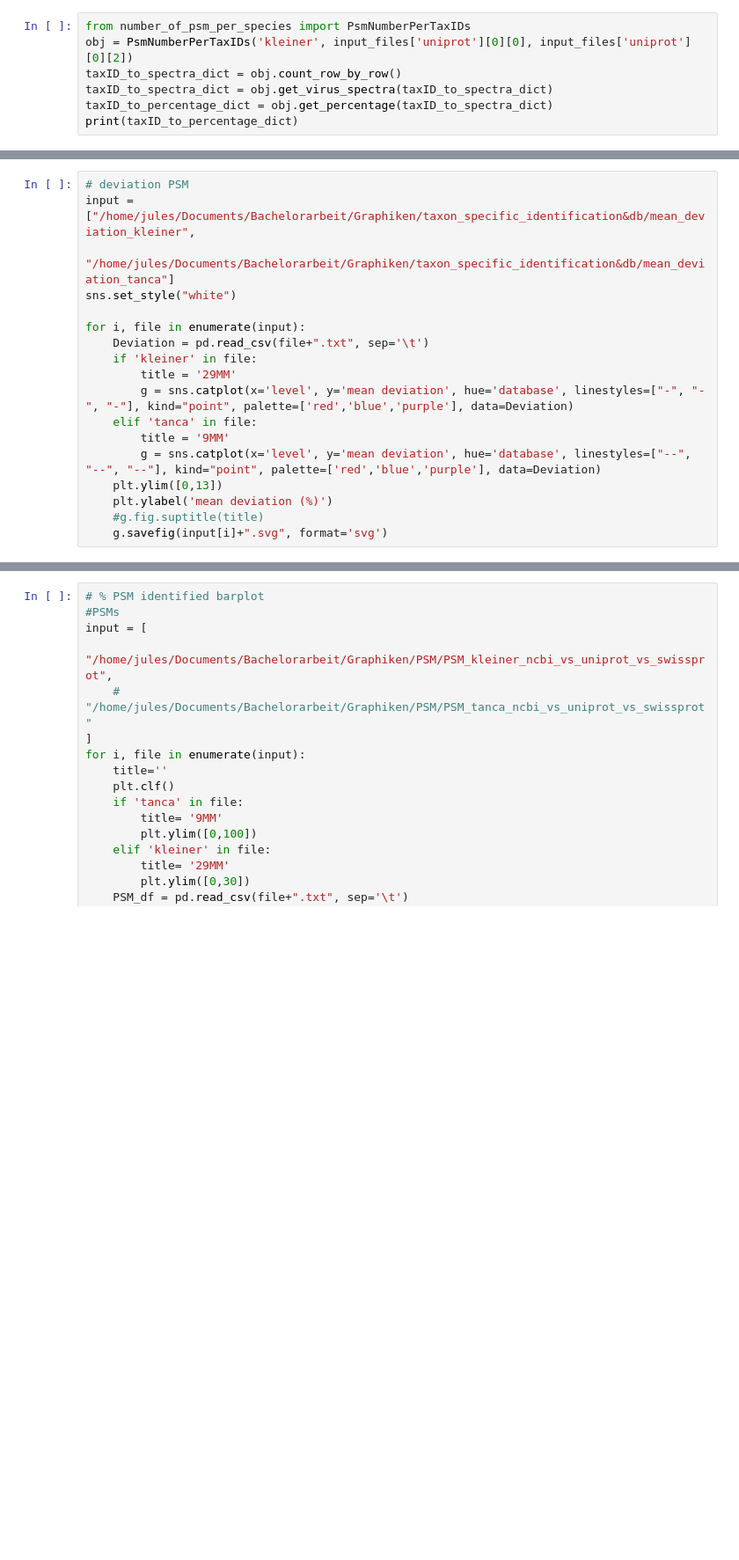
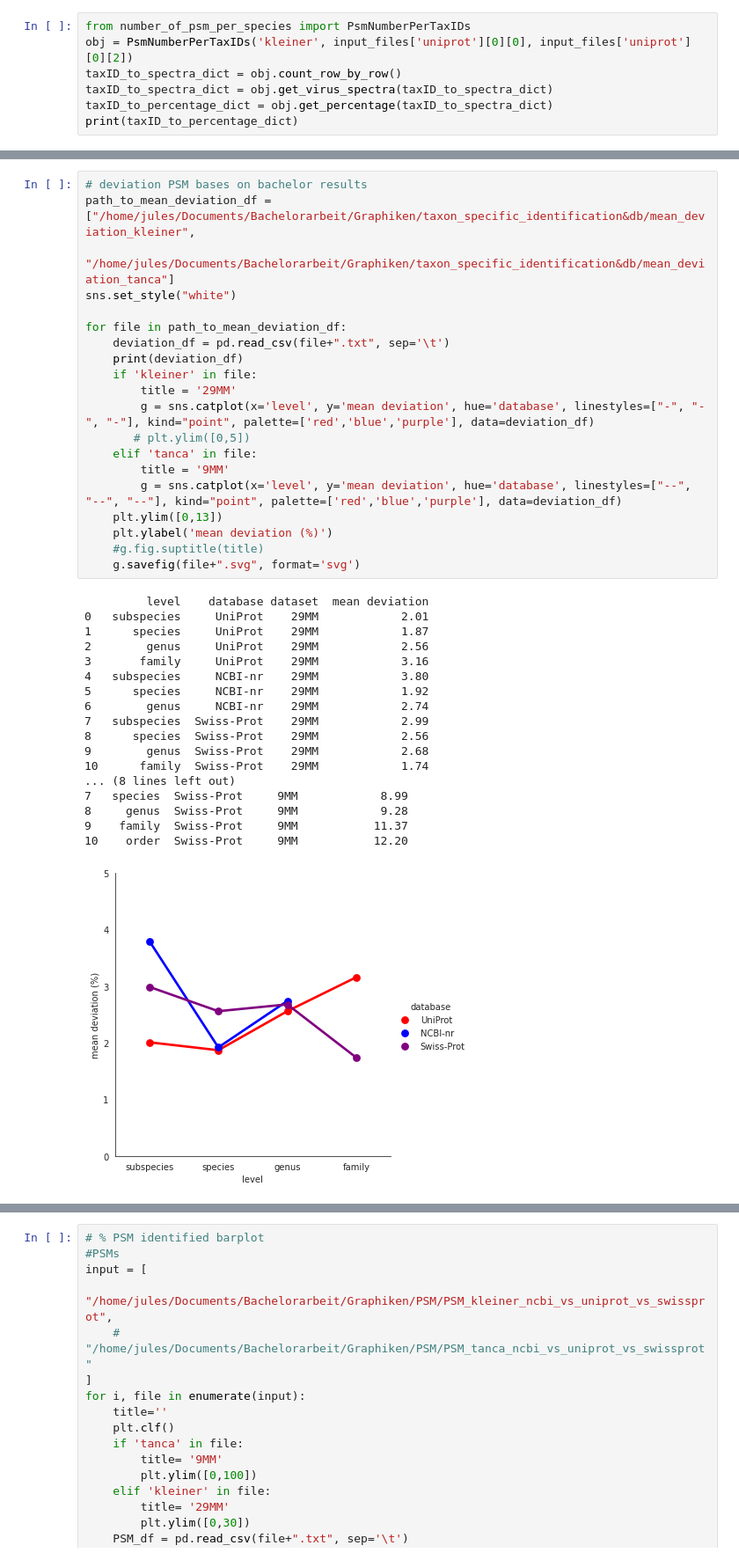
Before and after one commit to jschmacht/xtandem_result_analyzer, a Jupyter notebook: final_plots2.ipynb, the cells around one changed output, grey strips where cells are left out. Shown at 88% size. Drawn from its saved outputs; the diff is of its cells as text; blank space fills up the shorter version.

Commit message:
new analyses of the spectra identifications

```diff
--- a/final_plots2.ipynb
+++ b/final_plots2.ipynb
@@ -845,18 +830,39 @@ for file in input_files['swissprot']:
 # %%
-# deviation PSM
-input = ["/home/jules/Documents/Bachelorarbeit/Graphiken/taxon_specific_identification&db/mean_deviation_kleiner",
+# deviation PSM bases on bachelor results
+path_to_mean_deviation_df = ["/home/jules/Documents/Bachelorarbeit/Graphiken/taxon_specific_identification&db/mean_deviation_kleiner",
         "/home/jules/Documents/Bachelorarbeit/Graphiken/taxon_specific_identification&db/mean_deviation_tanca"]
 sns.set_style("white")
 
-for i, file in enumerate(input):
-    Deviation = pd.read_csv(file+".txt", sep='\t')
+for file in path_to_mean_deviation_df:
+    deviation_df = pd.read_csv(file+".txt", sep='\t')
+    print(deviation_df)
     if 'kleiner' in file:
         title = '29MM'
-        g = sns.catplot(x='level', y='mean deviation', hue='database', linestyles=["-", "-", "-"], kind="point", palette=['red','blue','purple'], data=Deviation)
+        g = sns.catplot(x='level', y='mean deviation', hue='database', linestyles=["-", "-", "-"], kind="point", palette=['red','blue','purple'], data=deviation_df)
+       # plt.ylim([0,5])
     elif 'tanca' in file:
         title = '9MM'
-        g = sns.catplot(x='level', y='mean deviation', hue='database', linestyles=["--", "--", "--"], kind="point", palette=['red','blue','purple'], data=Deviation)
+        g = sns.catplot(x='level', y='mean deviation', hue='database', linestyles=["--", "--", "--"], kind="point", palette=['red','blue','purple'], data=deviation_df)
     plt.ylim([0,13])
     plt.ylabel('mean deviation (%)')
     #g.fig.suptitle(title)
-    g.savefig(input[i]+".svg", format='svg')
+    g.savefig(file+".svg", format='svg')
+# %% [output]
+         level    database dataset  mean deviation
+0   subspecies     UniProt    29MM            2.01
+1      species     UniProt    29MM            1.87
+2        genus     UniProt    29MM            2.56
+3       family     UniProt    29MM            3.16
+4   subspecies     NCBI-nr    29MM            3.80
+5      species     NCBI-nr    29MM            1.92
+6        genus     NCBI-nr    29MM            2.74
+7   subspecies  Swiss-Prot    29MM            2.99
+8      species  Swiss-Prot    29MM            2.56
+9        genus  Swiss-Prot    29MM            2.68
+10      family  Swiss-Prot    29MM            1.74
+... (8 lines left out)
+7   species  Swiss-Prot     9MM            8.99
+8     genus  Swiss-Prot     9MM            9.28
+9    family  Swiss-Prot     9MM           11.37
+10    order  Swiss-Prot     9MM           12.20
+[figure, added]
```
Also changed, not shown: parts of 40 cells of this notebook, 8 other files.
